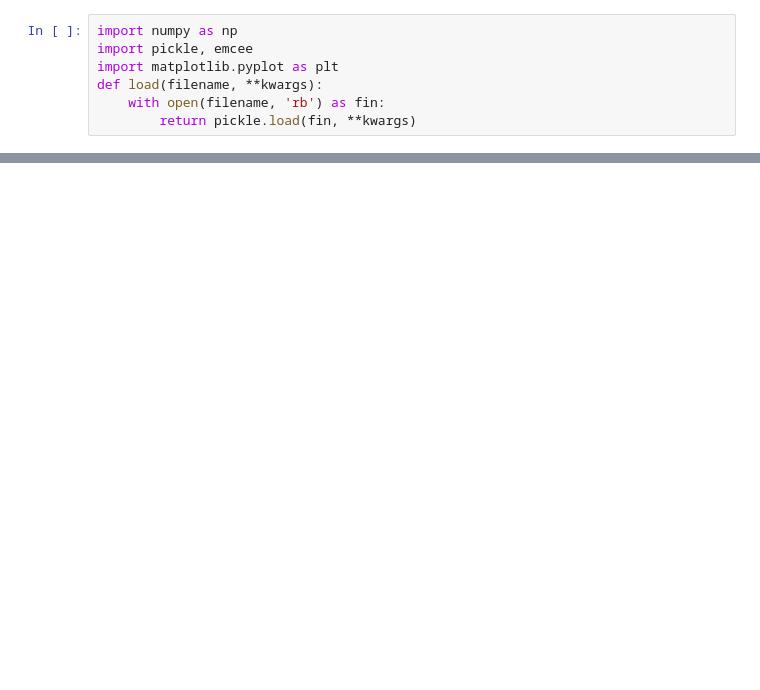
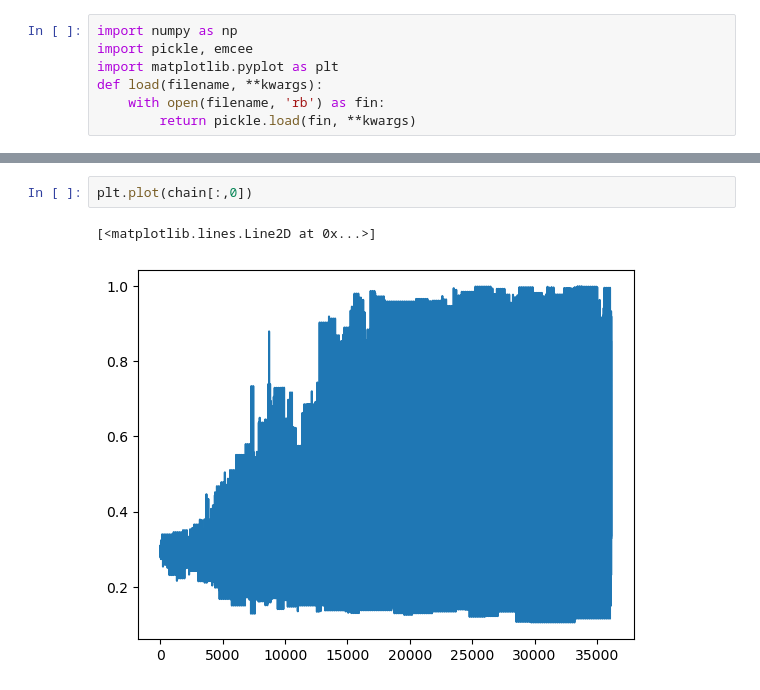
Before and after one commit to calumhrmurray/capish, a Jupyter notebook: validation_standard/see_mcmc.ipynb, the cells around one changed output, grey strips where cells are left out. Drawn from its saved outputs; the diff is of its cells as text; blank space fills up the shorter version.

```diff
--- a/validation_standard/see_mcmc.ipynb
+++ b/validation_standard/see_mcmc.ipynb
@@ -21,3 +27,8 @@ blobs = backend.get_blobs()         # optional extra data
+# %%
+plt.plot(chain[:,0])
+# %% [output]
+[<matplotlib.lines.Line2D at 0x...>]
+[figure, added]
 # %%
 plt.scatter(chain[:,0],chain[:,1], marker='o', s=4)
 # %% [output]
```
Also changed, not shown: parts of 3 cells of this notebook, 7 other files.
